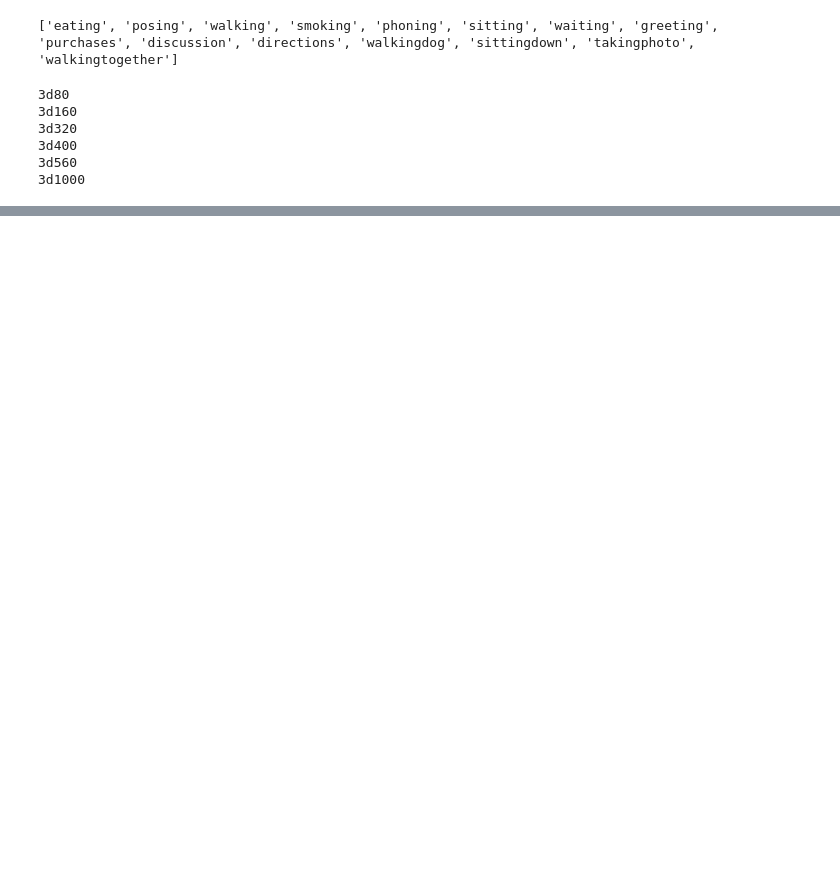
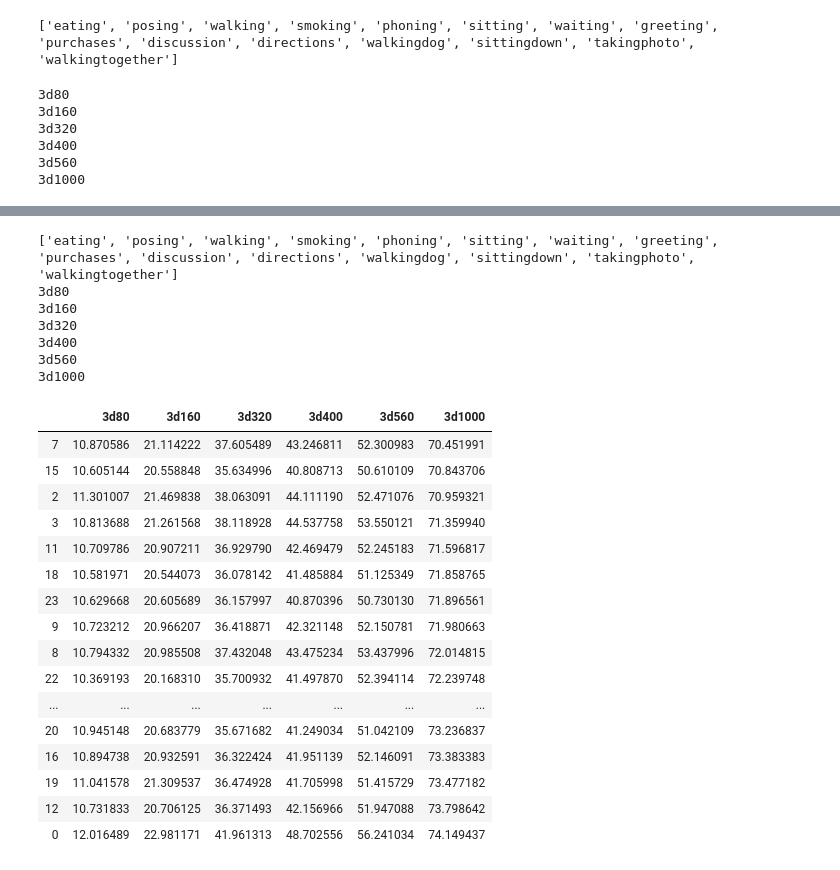
Before and after one commit to tileb1/LearnTrajDep, a Jupyter notebook: Untitled.ipynb, the cells around one changed output, grey strips where cells are left out. Saved outputs shown, nothing was run; the diff lists cells and outputs as text; code cells hidden in the pictures; blank space fills up the shorter version.

```diff
--- a/Untitled.ipynb
+++ b/Untitled.ipynb
@@ -149,0 +130,45 @@ df[list(columns_mapping.keys())]
+# %%
+df = pd.read_csv('checkpoint/test/main_3d_3D_in10_out25_dct_n_30.csv')
+df = df.sort_values(by='v_3d')
+import utils.data_utils as data_utils
+import re
+from collections import defaultdict
+
+actions = data_utils.define_actions('all')
+actions.sort(key=len)
+print(actions)
+columns_mapping = defaultdict(list)
+for time_len in [80, 160, 320, 400, 560, 1000]:
+    for action_name in actions:
+        if action_name in ['walking', 'eating', 'smoking', 'discussion']:
+            columns_mapping['3d' + str(time_len)].append(action_name + '3d' + str(time_len))
+#         columns_mapping[str(time_len)].append(action_name + str(time_len))
+for key in columns_mapping:
+    print(key)
+    df[key] = df[columns_mapping[key]].mean(axis=1)
+df[list(columns_mapping.keys())].sort_values(by='3d1000')
+# %% [output]
+['eating', 'posing', 'walking', 'smoking', 'phoning', 'sitting', 'waiting', 'greeting', 'purchases', 'discussion', 'directions', 'walkingdog', 'sittingdown', 'takingphoto', 'walkingtogether']
+3d80
+3d160
+3d320
+3d400
+3d560
+3d1000
+|  | 3d80 | 3d160 | 3d320 | 3d400 | 3d560 | 3d1000 |
+| 7 | 10.870586 | 21.114222 | 37.605489 | 43.246811 | 52.300983 | 70.451991 |
+| 15 | 10.605144 | 20.558848 | 35.634996 | 40.808713 | 50.610109 | 70.843706 |
+| 2 | 11.301007 | 21.469838 | 38.063091 | 44.111190 | 52.471076 | 70.959321 |
+| 3 | 10.813688 | 21.261568 | 38.118928 | 44.537758 | 53.550121 | 71.359940 |
+| 11 | 10.709786 | 20.907211 | 36.929790 | 42.469479 | 52.245183 | 71.596817 |
+| 18 | 10.581971 | 20.544073 | 36.078142 | 41.485884 | 51.125349 | 71.858765 |
+| 23 | 10.629668 | 20.605689 | 36.157997 | 40.870396 | 50.730130 | 71.896561 |
+| 9 | 10.723212 | 20.966207 | 36.418871 | 42.321148 | 52.150781 | 71.980663 |
+| 8 | 10.794332 | 20.985508 | 37.432048 | 43.475234 | 53.437996 | 72.014815 |
+| 22 | 10.369193 | 20.168310 | 35.700932 | 41.497870 | 52.394114 | 72.239748 |
+| ... | ... | ... | ... | ... | ... | ... |
+| 20 | 10.945148 | 20.683779 | 35.671682 | 41.249034 | 51.042109 | 73.236837 |
+| 16 | 10.894738 | 20.932591 | 36.322424 | 41.951139 | 52.146091 | 73.383383 |
+| 19 | 11.041578 | 21.309537 | 36.474928 | 41.705998 | 51.415729 | 73.477182 |
+| 12 | 10.731833 | 20.706125 | 36.371493 | 42.156966 | 51.947088 | 73.798642 |
+| 0 | 12.016489 | 22.981171 | 41.961313 | 48.702556 | 56.241034 | 74.149437 |
```
Also changed, not shown: parts of 2 cells of this notebook, 3 other files.
